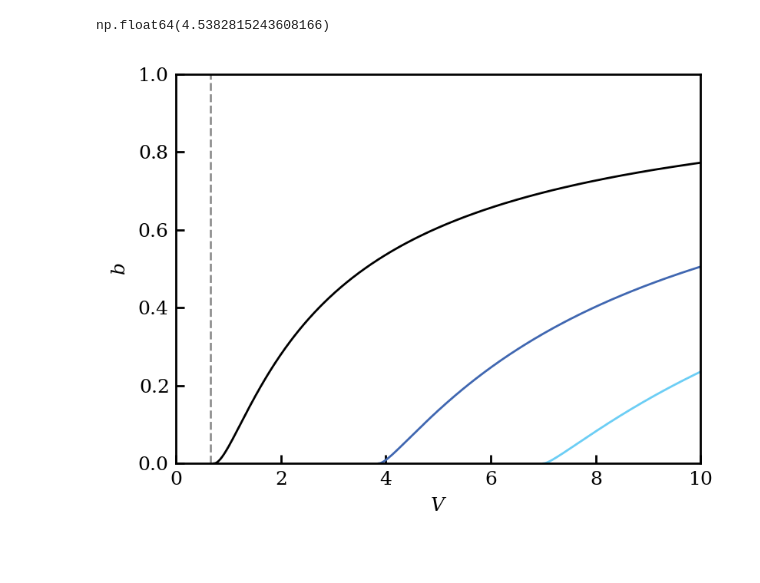
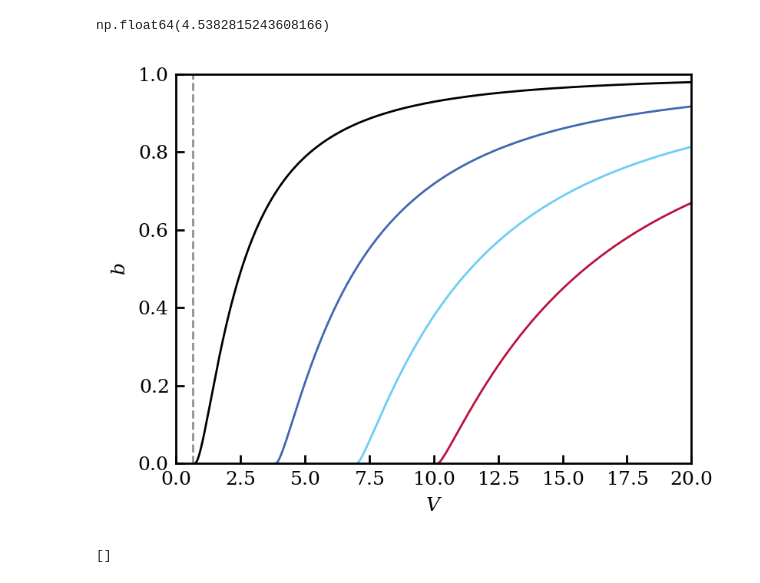
Before and after one commit to dachengx/fundamentals_of_photonics, a Jupyter notebook: exercise_1007.ipynb, the cells around one changed output. Saved outputs shown, nothing was run; the diff lists cells and outputs as text; code cells hidden in the pictures.

```diff
--- a/exercise_1007.ipynb
+++ b/exercise_1007.ipynb
@@ -9,7 +11,12 @@ from utils import k0
 # %% [markdown]
 ## 6
 # %%
-def plot(lam, nf, ns, nc, h, te=True, vmax=3, xlim=[0, 10]):
+def V(v, a, b):
+    V = v * np.pi + np.arctan((b / (1 - b)) ** 0.5) + np.arctan(((b + a) / (1 - b)) ** 0.5)
+    V /= (1 - b) ** 0.5
+    return V
+
+def plot(lam, nf, ns, nc, h, te=True, vmax=3, xlim=[0, 20]):
     if not te:
         raise NotImplementedError
 
@@ -22,13 +29,24 @@ def plot(lam, nf, ns, nc, h, te=True, vmax=3, xlim=[0, 10]):
 
     fig, ax = plt.subplots(1, 1, figsize=(4, 3))
 
-    for v in range(0, vmax + 1):
-        V = v * np.pi + np.arctan((b / (1 - b)) ** 0.5) + np.arctan(((b + a) / (1 - b)) ** 0.5)
-        V /= 1 - b
-        ax.plot(V, b)
-
     V_lam = k0(lam) * h * (nf ** 2 - ns ** 2) ** 0.5
     ax.axvline(V_lam, linestyle='dashed', color=xps.colors['grey'])
+
+    atol = 1e-6
+
+    roots = []
+    for v in range(0, vmax + 1):
+        ax.plot(V(v, a, b), b)
+        func = lambda b: V(v, a, b) - V_lam
+        if func(atol) * func(1.0 - atol) >= 0:
+            continue
+        result = optimize.root_scalar(
+            func,
+            bracket=[atol, 1.0 - atol],
+            method="brentq",
+        )
+        assert result.converged
+        roots.append(result.root)
 
     ax.set_xlim(*xlim)
     ax.set_ylim(0, 1)
@@ -37,6 +55,7 @@ def plot(lam, nf, ns, nc, h, te=True, vmax=3, xlim=[0, 10]):
     ax.set_ylabel('$b$')
 
     plt.show()
+    return roots
 # %%
 nf = 5.0
 ns = 4.0
@@ -50,6 +69,8 @@ lam
 # %% [output]
 np.float64(4.5382815243608166)
 # %%
-plot(lam, nf, ns, nc, h, te=True, vmax=3)
+roots = plot(lam, nf, ns, nc, h, te=True, vmax=3)
+print(roots)
 # %% [output]
-[figure, old version]
+[figure, new version]
+[]
```
Also changed, not shown: parts of 1 cell of this notebook, 1 other file.
